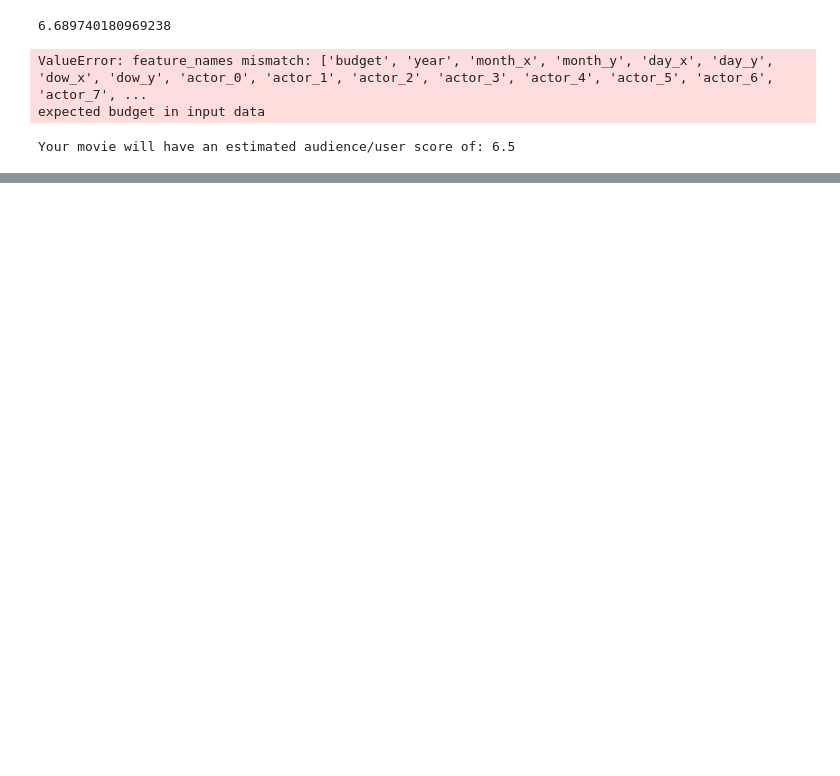
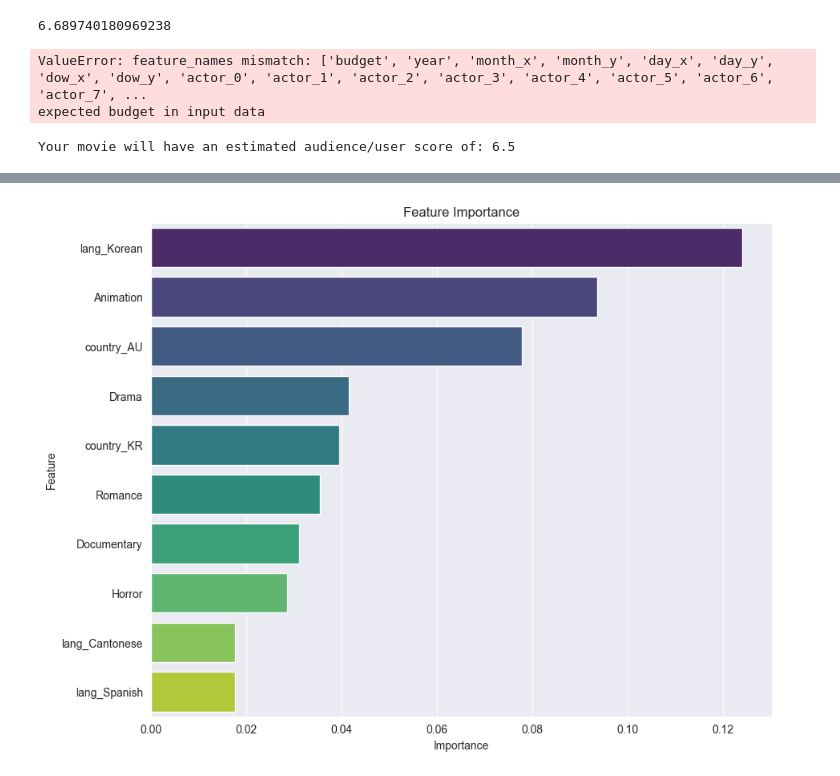
Before and after one commit to CodyGiles/bsc-compsci-capstone, a Jupyter notebook: mainTest.ipynb, the cells around one changed output, grey strips where cells are left out. Saved outputs shown, nothing was run; the diff lists cells and outputs as text; code cells hidden in the pictures; blank space fills up the shorter version.

```diff
--- a/mainTest.ipynb
+++ b/mainTest.ipynb
@@ -314,0 +329,26 @@ v
+# %%
+# Extract feature importances
+feature_importance_df = pd.DataFrame({
+    'feature': pipeline.model.get_booster().feature_names,
+    'importance': pipeline.model.feature_importances_
+})
+
+# Sort by importance
+feature_importance_df = feature_importance_df.sort_values(by='importance', ascending=False).head(10)
+
+# Plotting with Seaborn
+plt.figure(figsize=(10, 8))
+sns.barplot(
+    x='importance',
+    y='feature',
+    hue='feature',
+    data=feature_importance_df,
+    palette='viridis',
+    legend=False
+)
+plt.title('Feature Importance')
+plt.xlabel('Importance')
+plt.ylabel('Feature')
+plt.show()
+# %% [output]
+[figure, added]
```
Also changed, not shown: parts of 6 cells of this notebook, 3 other files.
